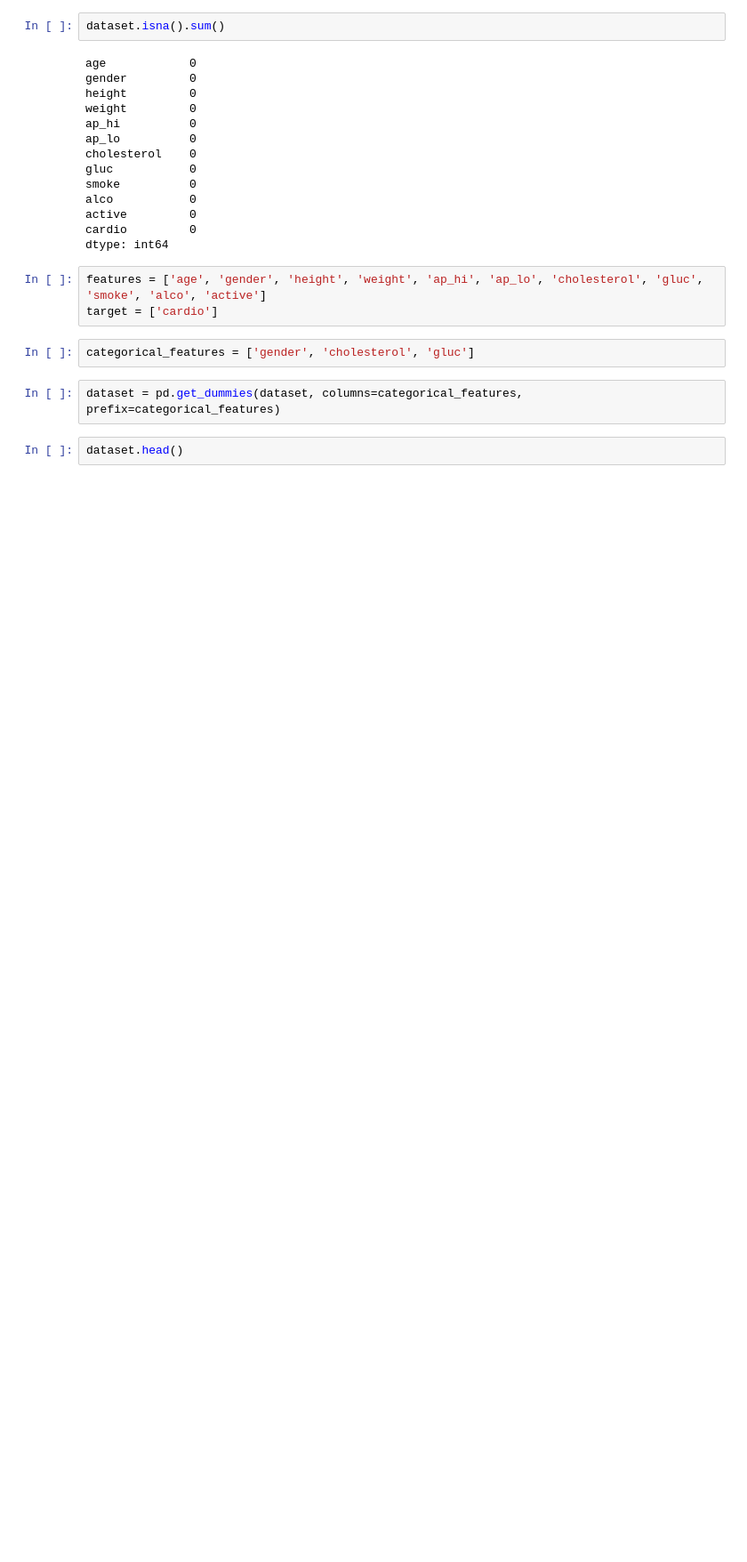
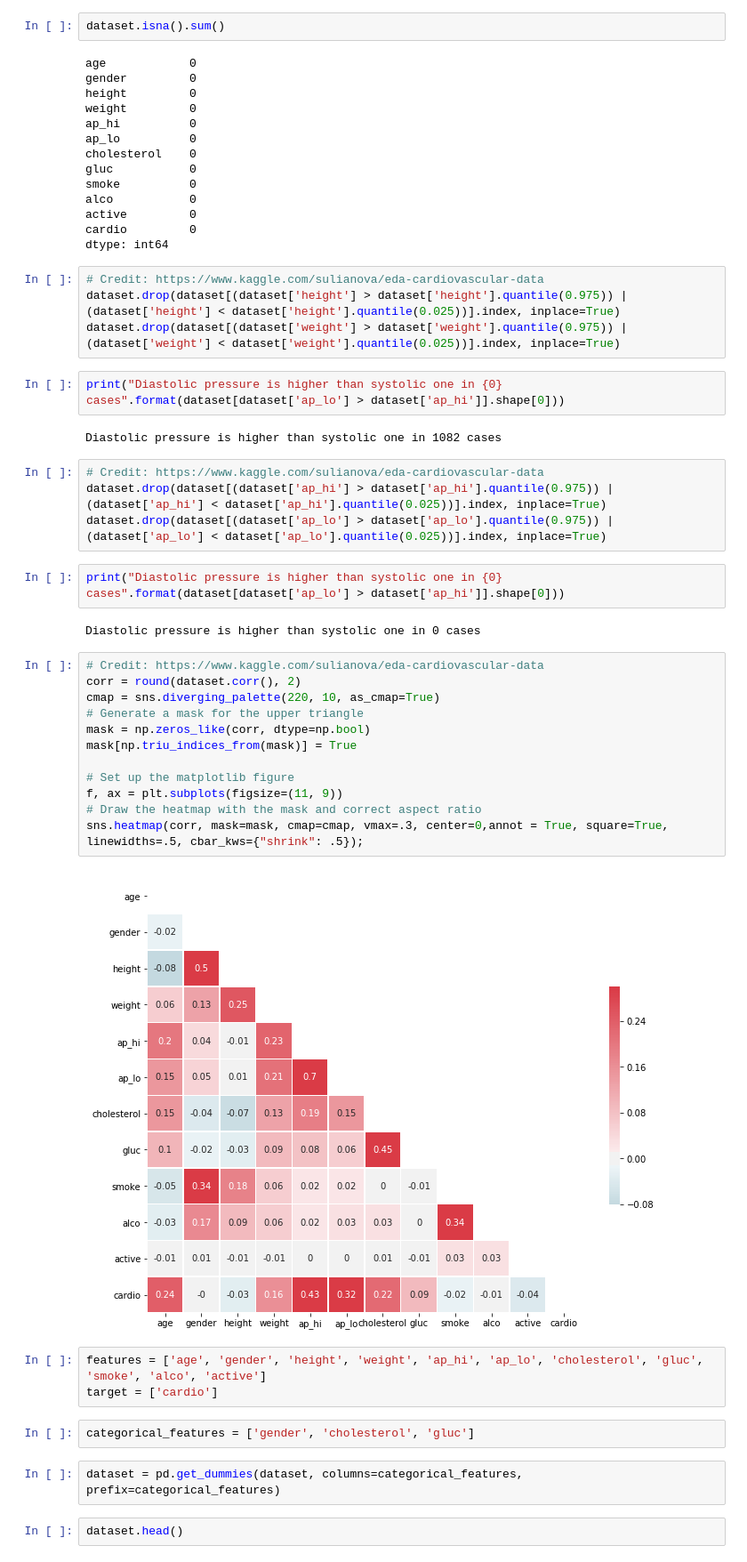
Before and after one commit to nicolasfara/di-project, a Jupyter notebook: cardiovascular-disease.ipynb, the cells around one changed output. Shown: that part at 89% size. Cells and saved outputs as stored; diff of their text form; blank space fills up the shorter version.

```diff
--- a/cardiovascular-disease.ipynb
+++ b/cardiovascular-disease.ipynb
@@ -54,6 +54,36 @@ alco           0
 active         0
 cardio         0
 dtype: int64
+# %%
+# Credit: https://www.kaggle.com/sulianova/eda-cardiovascular-data
+dataset.drop(dataset[(dataset['height'] > dataset['height'].quantile(0.975)) | (dataset['height'] < dataset['height'].quantile(0.025))].index, inplace=True)
+dataset.drop(dataset[(dataset['weight'] > dataset['weight'].quantile(0.975)) | (dataset['weight'] < dataset['weight'].quantile(0.025))].index, inplace=True)
+# %%
+print("Diastolic pressure is higher than systolic one in {0} cases".format(dataset[dataset['ap_lo'] > dataset['ap_hi']].shape[0]))
+# %% [output]
+Diastolic pressure is higher than systolic one in 1082 cases
+# %%
+# Credit: https://www.kaggle.com/sulianova/eda-cardiovascular-data
+dataset.drop(dataset[(dataset['ap_hi'] > dataset['ap_hi'].quantile(0.975)) | (dataset['ap_hi'] < dataset['ap_hi'].quantile(0.025))].index, inplace=True)
+dataset.drop(dataset[(dataset['ap_lo'] > dataset['ap_lo'].quantile(0.975)) | (dataset['ap_lo'] < dataset['ap_lo'].quantile(0.025))].index, inplace=True)
+# %%
+print("Diastolic pressure is higher than systolic one in {0} cases".format(dataset[dataset['ap_lo'] > dataset['ap_hi']].shape[0]))
+# %% [output]
+Diastolic pressure is higher than systolic one in 0 cases
+# %%
+# Credit: https://www.kaggle.com/sulianova/eda-cardiovascular-data
+corr = round(dataset.corr(), 2)
+cmap = sns.diverging_palette(220, 10, as_cmap=True)
+# Generate a mask for the upper triangle
+mask = np.zeros_like(corr, dtype=np.bool)
+mask[np.triu_indices_from(mask)] = True
+
+# Set up the matplotlib figure
+f, ax = plt.subplots(figsize=(11, 9))
+# Draw the heatmap with the mask and correct aspect ratio
+sns.heatmap(corr, mask=mask, cmap=cmap, vmax=.3, center=0,annot = True, square=True, linewidths=.5, cbar_kws={"shrink": .5});
+# %% [output]
+[figure, added]
 # %%
 features = ['age', 'gender', 'height', 'weight', 'ap_hi', 'ap_lo', 'cholesterol', 'gluc', 'smoke', 'alco', 'active']
 target = ['cardio']
```
Also changed, not shown: parts of 18 cells of this notebook.
